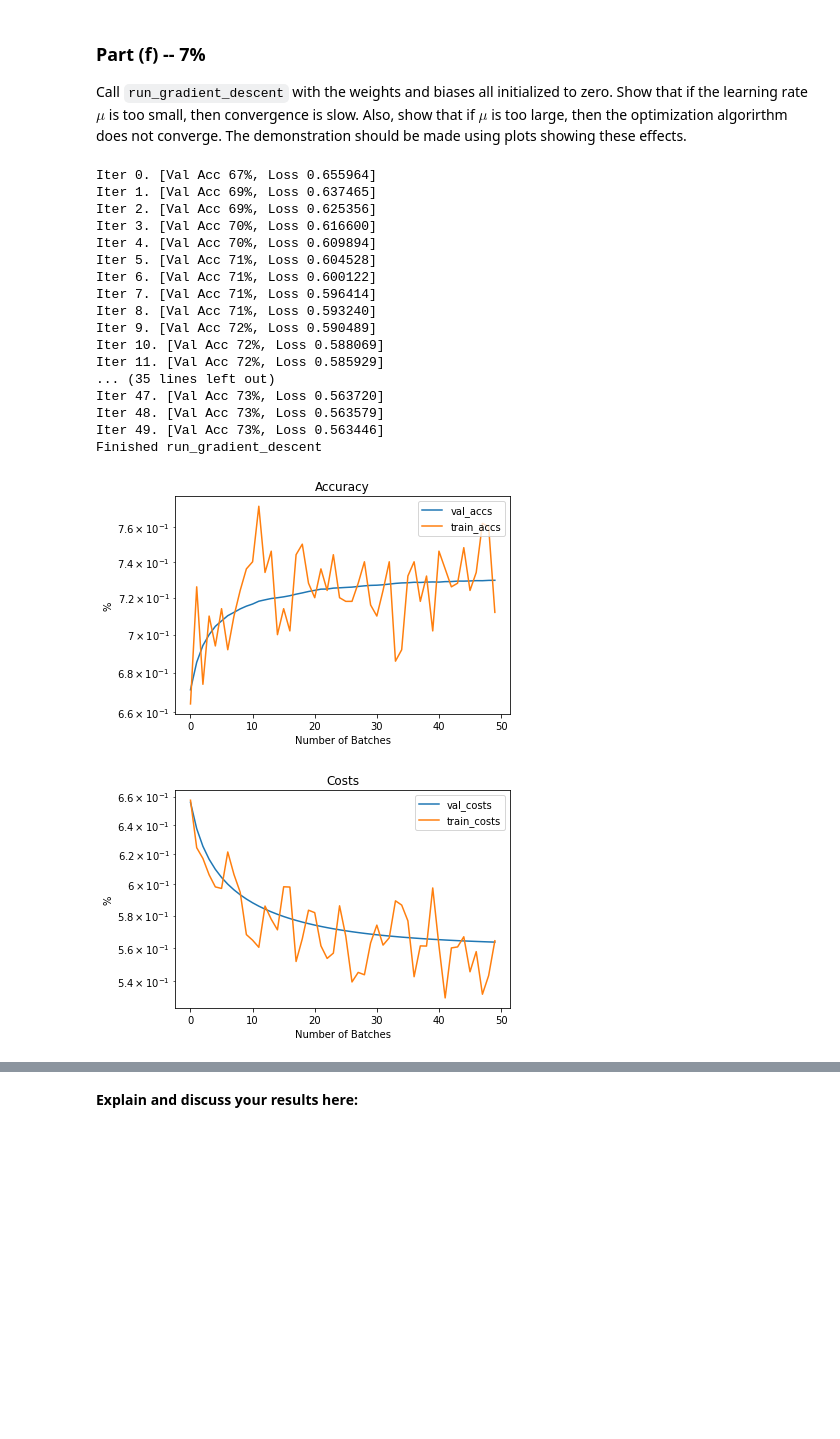
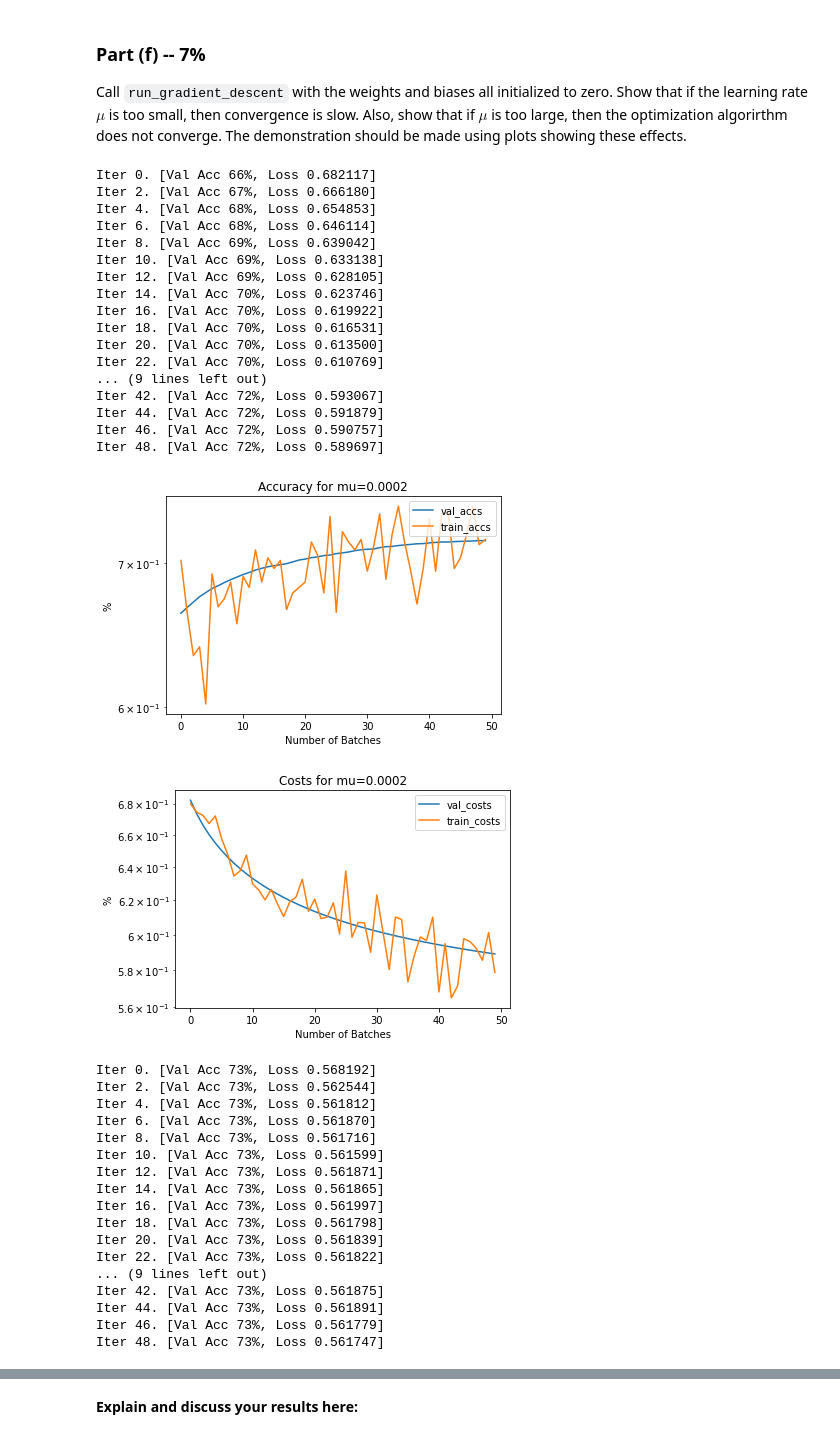
Before and after one commit to alexfok/IntroDeepLearning2022, a Jupyter notebook: Assignment1.ipynb, the cells around one changed output, grey strips where cells are left out. Drawn from its saved outputs; the diff is of its cells as text; code cells hidden in the pictures; blank space fills up the shorter version.

```diff
--- a/Assignment1.ipynb
+++ b/Assignment1.ipynb
@@ -428,11 +424,13 @@ def run_gradient_descent(w0, b0, mu=0.1, batch_size=100, max_iters=100):
   b = b0
   iter = 0
   global train_xs, train_norm_xs, train_ts
-  train_costs = []
+  train_costs = [] #np.array(max_iters)
   train_accs = []
   val_costs = []
   val_accs = []
+#  from tqdm import tqdm
 
+#  for iter in tqdm(range(max_iters)):
   for iter in range(max_iters):
 #  while iter < max_iters:
     # shuffle the training set (there is code above for how to do this)
@@ -474,6 +472,7 @@ def run_gradient_descent(w0, b0, mu=0.1, batch_size=100, max_iters=100):
     train_cost = cost(y_train, t_train)
     train_acc = get_accuracy(y_train, t_train)
     train_costs.append(train_cost)
+#    train_costs[iter] = train_cost
     train_accs.append(train_acc)
 #    print("Iter %d. [Train Acc %.0f%%, Loss %f]" % (
 #            iter, train_acc * 100, train_cost))
@@ -489,14 +488,15 @@ def run_gradient_descent(w0, b0, mu=0.1, batch_size=100, max_iters=100):
     val_acc = get_accuracy(y_val, t_val)
     val_costs.append(val_cost)
     val_accs.append(val_acc)
-    print("Iter %d. [Val Acc %.0f%%, Loss %f]" % (
+    if (iter % 2 == 0):
+      print("Iter %d. [Val Acc %.0f%%, Loss %f]" % (
             iter, val_acc * 100, val_cost))
 
       #if iter >= max_iters:
       #  break
 
       # Think what parameters you should return for further use
-  print('Finished run_gradient_descent')
+#  print('Finished run_gradient_descent')
   return w, b, train_costs, train_accs, val_costs, val_accs
 # %% [markdown]
 ### Part (f) -- 7%
@@ -518,39 +518,56 @@ def plot(title, data_1, legend_1, xlabel = "Number of Iterations", ylabel = "Err
 # %%
 #w0 = np.random.randn(90)
 #b0 = np.random.randn(1)[0]
 w0 = np.zeros(90)
 b0 = np.zeros(1)[0]
-
+mus=[2e-4, 2e-2, 2.0]
 # Write your code here
 # Small mu
 #w, b, train_costs, train_accs, val_costs, val_accs = run_gradient_descent(w0, b0, mu=0.0002, batch_size=500, max_iters=50)
 # Large mu
 #w, b, train_costs, train_accs, val_costs, val_accs = run_gradient_descent(w0, b0, mu=2.0, batch_size=500, max_iters=50)
 # Interesting mu
 #w, b, train_costs, train_accs, val_costs, val_accs = run_gradient_descent(w0, b0, mu=0.05, batch_size=500, max_iters=50)
 # Good mu
-w, b, train_costs, train_accs, val_costs, val_accs = run_gradient_descent(w0, b0, mu=0.001, batch_size=500, max_iters=50)
-
-# Plot the results
-plot("Accuracy", val_accs, "val_accs", xlabel = "Number of Batches", ylabel = "%", data_2 = train_accs, legend_2 = "train_accs")
-plot("Costs", val_costs, "val_costs", xlabel = "Number of Batches", ylabel = "%", data_2 = train_costs, legend_2 = "train_costs")
+for mu in mus:
+  w, b, train_costs, train_accs, val_costs, val_accs = run_gradient_descent(w0, b0, mu, batch_size=500, max_iters=50)
+  # Plot the results
+  plot(f"Accuracy for mu={mu}", val_accs, "val_accs", xlabel = "Number of Batches", ylabel = "%", data_2 = train_accs, legend_2 = "train_accs")
+  plot(f"Costs for mu={mu}", val_costs, "val_costs", xlabel = "Number of Batches", ylabel = "%", data_2 = train_costs, legend_2 = "train_costs")
 # %% [output]
-Iter 0. [Val Acc 67%, Loss 0.655964]
-Iter 1. [Val Acc 69%, Loss 0.637465]
-Iter 2. [Val Acc 69%, Loss 0.625356]
-Iter 3. [Val Acc 70%, Loss 0.616600]
-Iter 4. [Val Acc 70%, Loss 0.609894]
-Iter 5. [Val Acc 71%, Loss 0.604528]
-Iter 6. [Val Acc 71%, Loss 0.600122]
-Iter 7. [Val Acc 71%, Loss 0.596414]
-Iter 8. [Val Acc 71%, Loss 0.593240]
-Iter 9. [Val Acc 72%, Loss 0.590489]
-Iter 10. [Val Acc 72%, Loss 0.588069]
-Iter 11. [Val Acc 72%, Loss 0.585929]
-... (35 lines left out)
-Iter 47. [Val Acc 73%, Loss 0.563720]
-Iter 48. [Val Acc 73%, Loss 0.563579]
-Iter 49. [Val Acc 73%, Loss 0.563446]
-Finished run_gradient_descent
+Iter 0. [Val Acc 66%, Loss 0.682117]
+Iter 2. [Val Acc 67%, Loss 0.666180]
+Iter 4. [Val Acc 68%, Loss 0.654853]
+Iter 6. [Val Acc 68%, Loss 0.646114]
+Iter 8. [Val Acc 69%, Loss 0.639042]
+Iter 10. [Val Acc 69%, Loss 0.633138]
+Iter 12. [Val Acc 69%, Loss 0.628105]
+Iter 14. [Val Acc 70%, Loss 0.623746]
+Iter 16. [Val Acc 70%, Loss 0.619922]
+Iter 18. [Val Acc 70%, Loss 0.616531]
+Iter 20. [Val Acc 70%, Loss 0.613500]
+Iter 22. [Val Acc 70%, Loss 0.610769]
+... (9 lines left out)
+Iter 42. [Val Acc 72%, Loss 0.593067]
+Iter 44. [Val Acc 72%, Loss 0.591879]
+Iter 46. [Val Acc 72%, Loss 0.590757]
+Iter 48. [Val Acc 72%, Loss 0.589697]
-[figure, old version]
+[figure, new version]
-[figure, old version]
+[figure, new version]
+Iter 0. [Val Acc 73%, Loss 0.568192]
+Iter 2. [Val Acc 73%, Loss 0.562544]
+Iter 4. [Val Acc 73%, Loss 0.561812]
+Iter 6. [Val Acc 73%, Loss 0.561870]
+Iter 8. [Val Acc 73%, Loss 0.561716]
+Iter 10. [Val Acc 73%, Loss 0.561599]
+Iter 12. [Val Acc 73%, Loss 0.561871]
+Iter 14. [Val Acc 73%, Loss 0.561865]
+Iter 16. [Val Acc 73%, Loss 0.561997]
+Iter 18. [Val Acc 73%, Loss 0.561798]
+Iter 20. [Val Acc 73%, Loss 0.561839]
+Iter 22. [Val Acc 73%, Loss 0.561822]
+... (9 lines left out)
+Iter 42. [Val Acc 73%, Loss 0.561875]
+Iter 44. [Val Acc 73%, Loss 0.561891]
+Iter 46. [Val Acc 73%, Loss 0.561779]
+Iter 48. [Val Acc 73%, Loss 0.561747]
```
Also changed, not shown: parts of 12 cells of this notebook.
